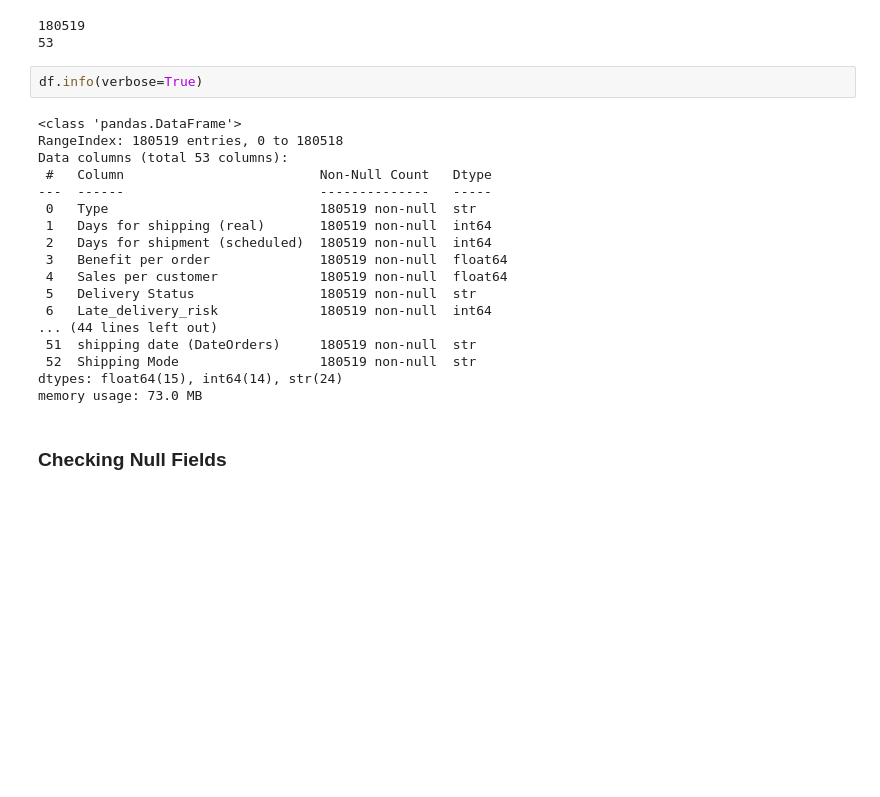
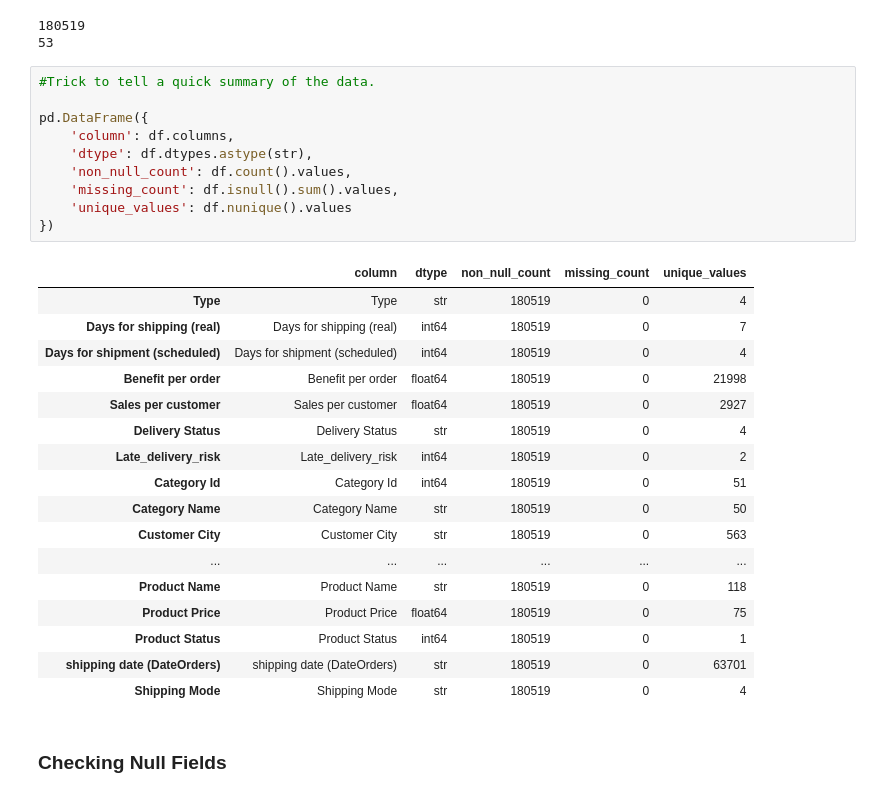
Before and after one commit to kayode-w/hybrid-supply-chain-risk-classification, a Jupyter notebook: supply_chain_dataset.ipynb, the cells around one changed output. Cells and saved outputs as stored; diff of their text form; blank space fills up the shorter version.

```diff
--- a/supply_chain_dataset.ipynb
+++ b/supply_chain_dataset.ipynb
@@ -33,25 +34,33 @@ print(df.shape[1])
 180519
 53
 # %%
-df.info(verbose=True)
+#Trick to tell a quick summary of the data.
+
+pd.DataFrame({
+    'column': df.columns,
+    'dtype': df.dtypes.astype(str),
+    'non_null_count': df.count().values,
+    'missing_count': df.isnull().sum().values,
+    'unique_values': df.nunique().values
+})
 # %% [output]
-<class 'pandas.DataFrame'>
-RangeIndex: 180519 entries, 0 to 180518
-Data columns (total 53 columns):
- #   Column                         Non-Null Count   Dtype
----  ------                         --------------   -----
- 0   Type                           180519 non-null  str
- 1   Days for shipping (real)       180519 non-null  int64
- 2   Days for shipment (scheduled)  180519 non-null  int64
- 3   Benefit per order              180519 non-null  float64
- 4   Sales per customer             180519 non-null  float64
- 5   Delivery Status                180519 non-null  str
- 6   Late_delivery_risk             180519 non-null  int64
-... (44 lines left out)
- 51  shipping date (DateOrders)     180519 non-null  str
- 52  Shipping Mode                  180519 non-null  str
-dtypes: float64(15), int64(14), str(24)
-memory usage: 73.0 MB
+|  | column | dtype | non_null_count | missing_count | unique_values |
+| Type | Type | str | 180519 | 0 | 4 |
+| Days for shipping (real) | Days for shipping (real) | int64 | 180519 | 0 | 7 |
+| Days for shipment (scheduled) | Days for shipment (scheduled) | int64 | 180519 | 0 | 4 |
+| Benefit per order | Benefit per order | float64 | 180519 | 0 | 21998 |
+| Sales per customer | Sales per customer | float64 | 180519 | 0 | 2927 |
+| Delivery Status | Delivery Status | str | 180519 | 0 | 4 |
+| Late_delivery_risk | Late_delivery_risk | int64 | 180519 | 0 | 2 |
+| Category Id | Category Id | int64 | 180519 | 0 | 51 |
+| Category Name | Category Name | str | 180519 | 0 | 50 |
+| Customer City | Customer City | str | 180519 | 0 | 563 |
+| ... | ... | ... | ... | ... | ... |
+| Product Name | Product Name | str | 180519 | 0 | 118 |
+| Product Price | Product Price | float64 | 180519 | 0 | 75 |
+| Product Status | Product Status | int64 | 180519 | 0 | 1 |
+| shipping date (DateOrders) | shipping date (DateOrders) | str | 180519 | 0 | 63701 |
+| Shipping Mode | Shipping Mode | str | 180519 | 0 | 4 |
 # %% [markdown]
 ### Checking Null Fields
 # %%
```
Also changed, not shown: parts of 32 cells of this notebook.
